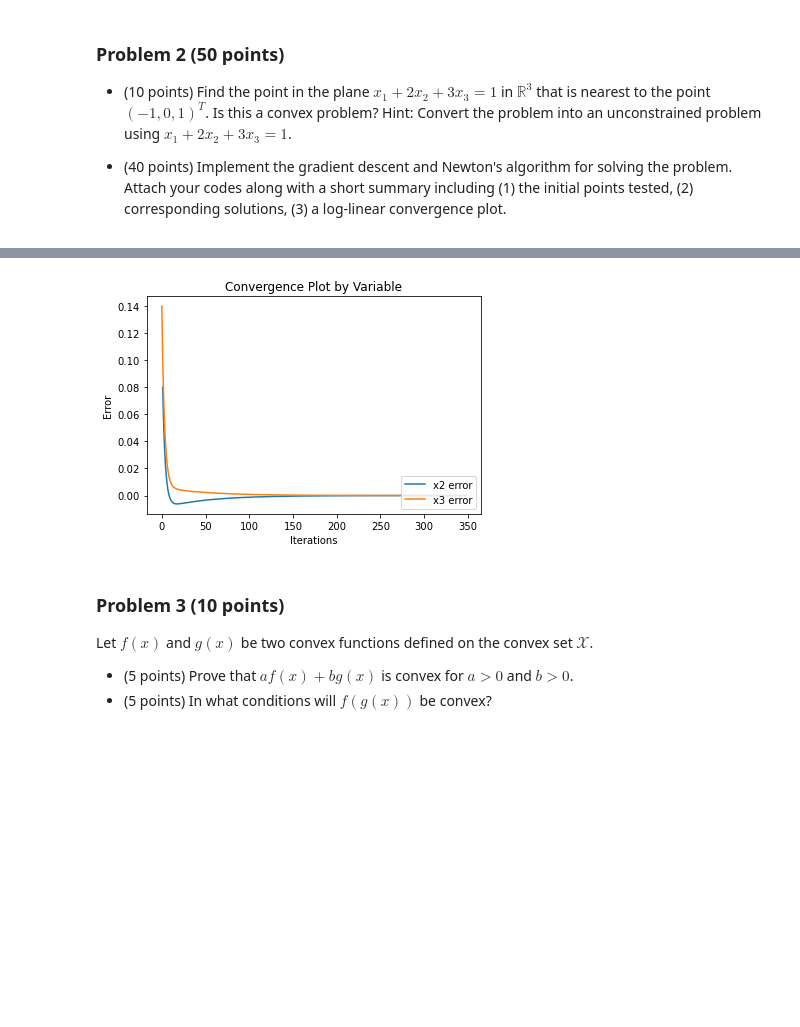
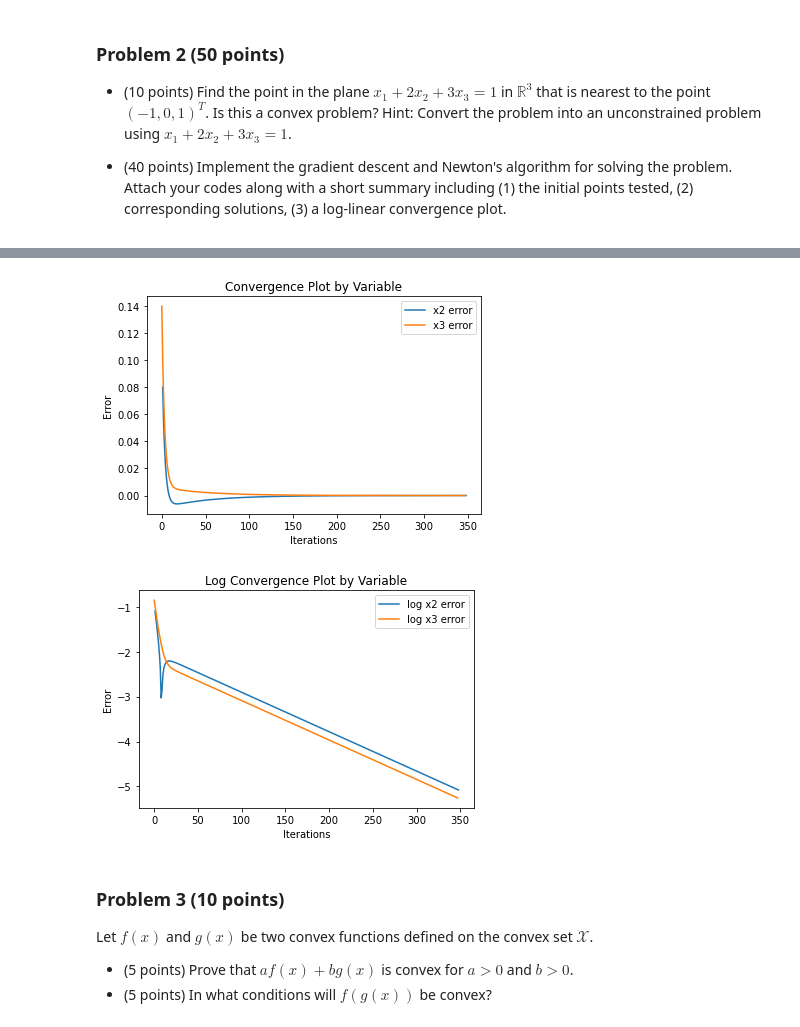
Before and after one commit to ChesterSzatkowski/DesignOptimization2021Fall, a Jupyter notebook: Homework/Homework 2.ipynb, the cells around one changed output, grey strips where cells are left out. Drawn from its saved outputs; the diff is of its cells as text; code cells hidden in the pictures; blank space fills up the shorter version.

Commit message:
Added log convergence plot
Forgot to do log

```diff
--- a/Homework/Homework 2.ipynb
+++ b/Homework/Homework 2.ipynb
@@ -35,35 +35,45 @@ soln = [x0]  # use an array to store the search steps
 x = soln[k]  # start with the initial guess
 error = np.linalg.norm(grad(x))
 a = 0.01  # set a fixed step size to start with
 
 while error >= eps:  # keep searching while gradient norm is larger than eps
     x = np.array(x) - a*np.array(grad(x))
     soln.append(x)
     error = np.linalg.norm(grad(x))
 
 #print(soln)  # print the search trajectory
 
 error2_c1 = np.asarray([]) #x2 error
 error2_c2 = np.asarray([]) #x3 error
 
 for i in range(1, np.size(soln,0)):
     converge_error = np.array(soln[i]) - np.array(soln[i-1])
     error2_c1 = np.append(error2_c1, converge_error[0]) #x2 error
     error2_c2 = np.append(error2_c2, converge_error[1]) #x3 error
 
 error2 = np.column_stack((error2_c1,error2_c2))
+
 iterations = list(range(1,np.size(soln,0))) #just used for x axis on plot
 
 #print(error2) #Print error for checking
 
 plt.title("Convergence Plot by Variable")
 plt.xlabel("Iterations")
 plt.ylabel("Error")
 plt.plot(iterations,error2_c1,error2_c2)
-plt.legend(["x2 error", "x3 error"], loc = "lower right")
+plt.legend(["x2 error", "x3 error"], loc = "upper right")
 plt.show()
+
+
+plt.title("Log Convergence Plot by Variable")
+plt.xlabel("Iterations")
+plt.ylabel("Error")
+plt.plot(iterations,np.log10(np.absolute(error2_c1)),np.log10(np.absolute(error2_c2)))
+plt.legend(["log x2 error", "log x3 error"], loc = "upper right")
+plt.show()
 # %% [output]
-[figure, old version]
+[figure, new version]
+[figure, added]
 # %% [markdown]
 ### Problem 3 (10 points)
 Let $f(x)$ and $g(x)$ be two convex functions defined on the convex set $\mathcal{X}$.
```
